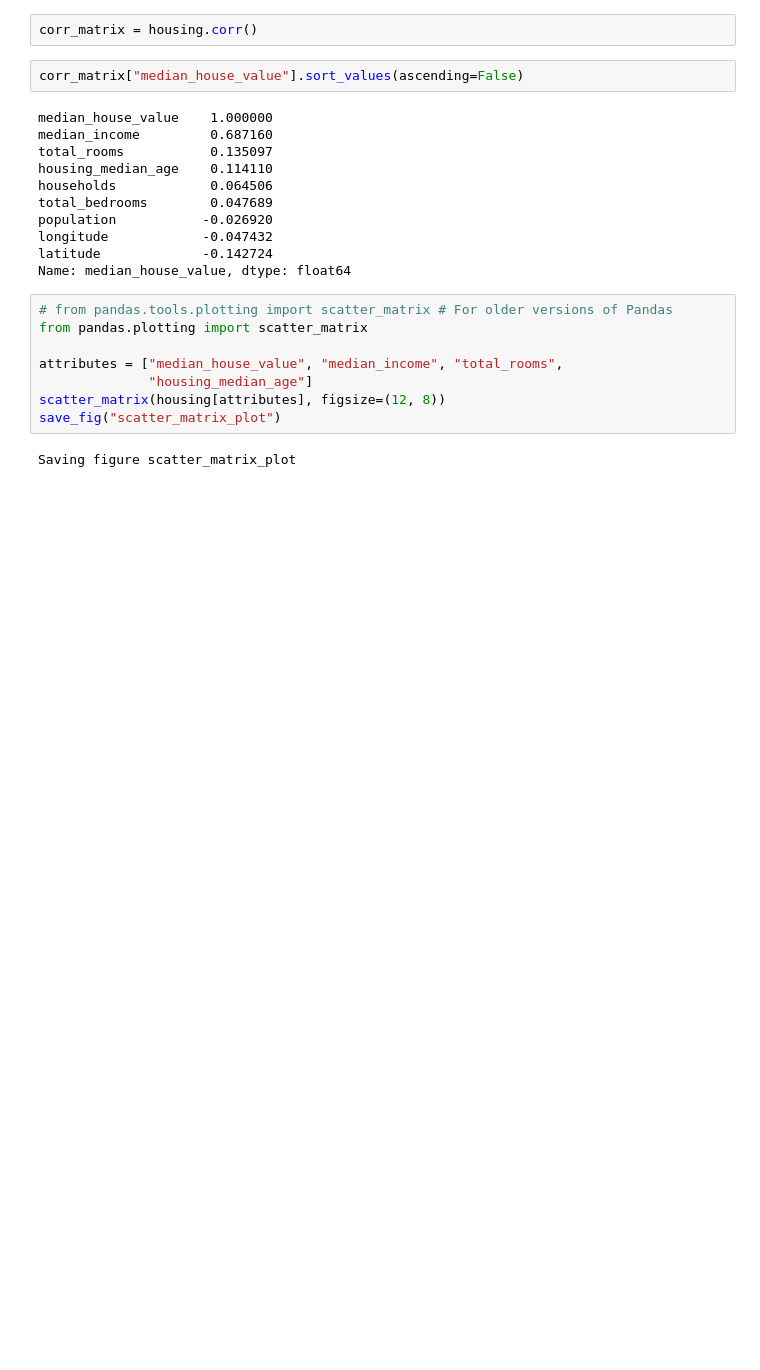
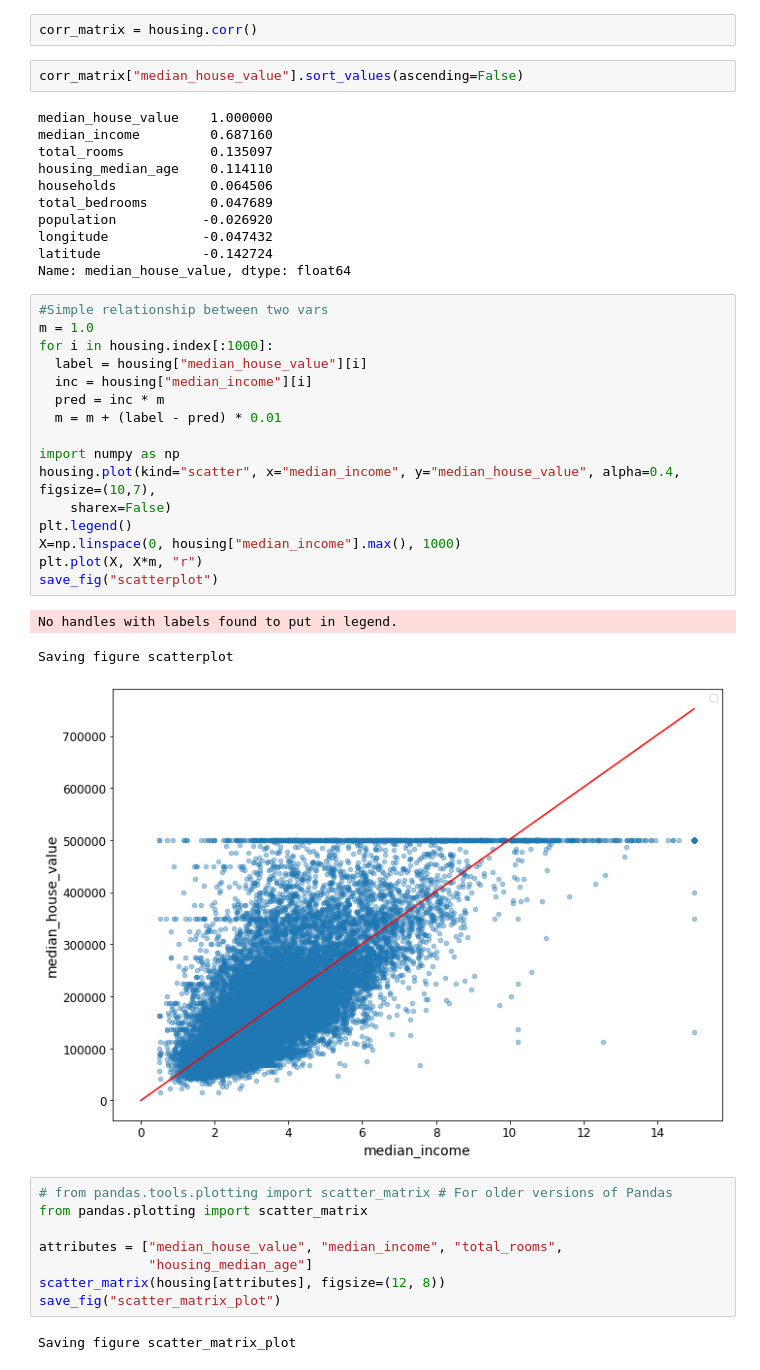
Before and after one commit to grobbie94/handson-ml2, a Jupyter notebook: 02_end_to_end_machine_learning_project.ipynb, the cells around one changed output. Drawn from its saved outputs; the diff is of its cells as text; blank space fills up the shorter version.

```diff
--- a/02_end_to_end_machine_learning_project.ipynb
+++ b/02_end_to_end_machine_learning_project.ipynb
@@ -358,6 +358,26 @@ population           -0.026920
 longitude            -0.047432
 latitude             -0.142724
 Name: median_house_value, dtype: float64
+# %%
+#Simple relationship between two vars
+m = 1.0
+for i in housing.index[:1000]:
+  label = housing["median_house_value"][i]
+  inc = housing["median_income"][i]
+  pred = inc * m
+  m = m + (label - pred) * 0.01
+
+import numpy as np
+housing.plot(kind="scatter", x="median_income", y="median_house_value", alpha=0.4, figsize=(10,7),
+    sharex=False)
+plt.legend()
+X=np.linspace(0, housing["median_income"].max(), 1000)
+plt.plot(X, X*m, "r")
+save_fig("scatterplot")
+# %% [output]
+No handles with labels found to put in legend.
+Saving figure scatterplot
+[figure, added]
 # %%
 # from pandas.tools.plotting import scatter_matrix # For older versions of Pandas
 from pandas.plotting import scatter_matrix
```
Also changed, not shown: parts of 47 cells of this notebook.
